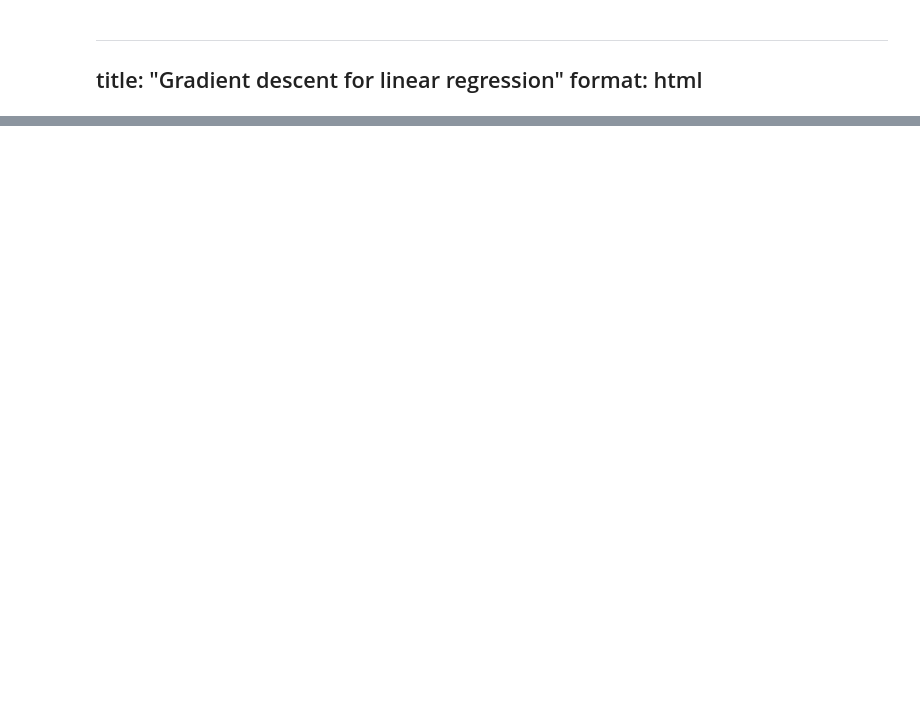
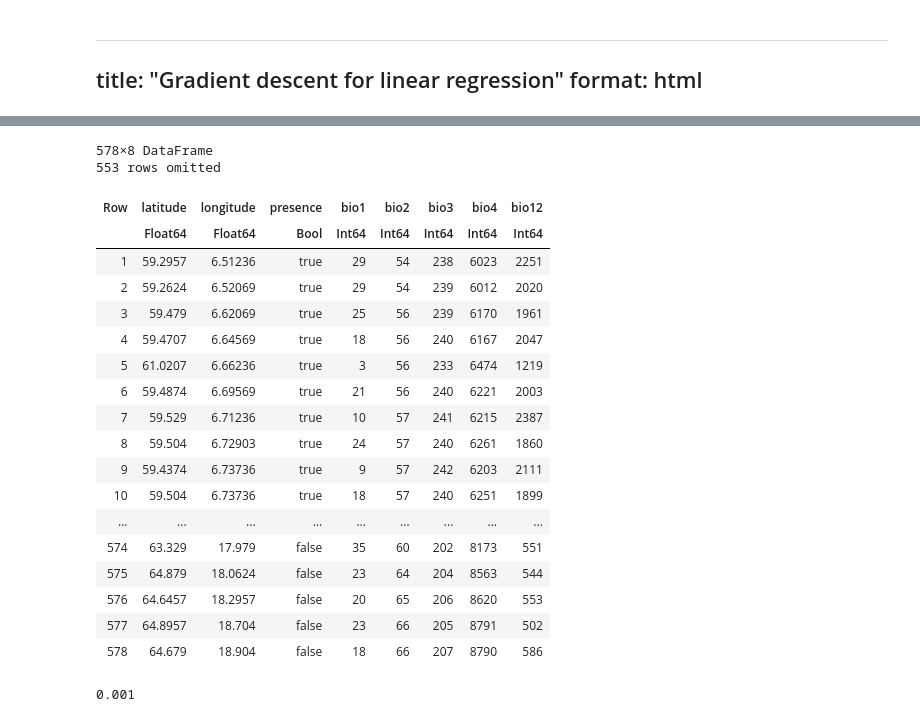
Before and after one commit to tpoisot/MLBS, a Jupyter notebook: notebooks/gradientdescent.ipynb, the cells around one changed output, grey strips where cells are left out. Cells and saved outputs as stored; diff of their text form; code cells hidden in the pictures; blank space fills up the shorter version.

```diff
--- a/notebooks/gradientdescent.ipynb
+++ b/notebooks/gradientdescent.ipynb
@@ -18,0 +38,34 @@ data =
+# %%
+# Split between training and testing
+training_inclusion = rand(size(data, 1)) .< 0.8
+training = rangifer[findall(training_inclusion),:]
+testing = rangifer[findall(.!training_inclusion),:]
+# %% [output]
+578×8 DataFrame
+553 rows omitted
+| Row | latitude | longitude | presence | bio1 | bio2 | bio3 | bio4 | bio12 |
+|  | Float64 | Float64 | Bool | Int64 | Int64 | Int64 | Int64 | Int64 |
+| 1 | 59.2957 | 6.51236 | true | 29 | 54 | 238 | 6023 | 2251 |
+| 2 | 59.2624 | 6.52069 | true | 29 | 54 | 239 | 6012 | 2020 |
+| 3 | 59.479 | 6.62069 | true | 25 | 56 | 239 | 6170 | 1961 |
+| 4 | 59.4707 | 6.64569 | true | 18 | 56 | 240 | 6167 | 2047 |
+| 5 | 61.0207 | 6.66236 | true | 3 | 56 | 233 | 6474 | 1219 |
+| 6 | 59.4874 | 6.69569 | true | 21 | 56 | 240 | 6221 | 2003 |
+| 7 | 59.529 | 6.71236 | true | 10 | 57 | 241 | 6215 | 2387 |
+| 8 | 59.504 | 6.72903 | true | 24 | 57 | 240 | 6261 | 1860 |
+| 9 | 59.4374 | 6.73736 | true | 9 | 57 | 242 | 6203 | 2111 |
+| 10 | 59.504 | 6.73736 | true | 18 | 57 | 240 | 6251 | 1899 |
+| ... | ... | ... | ... | ... | ... | ... | ... | ... |
+| 574 | 63.329 | 17.979 | false | 35 | 60 | 202 | 8173 | 551 |
+| 575 | 64.879 | 18.0624 | false | 23 | 64 | 204 | 8563 | 544 |
+| 576 | 64.6457 | 18.2957 | false | 20 | 65 | 206 | 8620 | 553 |
+| 577 | 64.8957 | 18.704 | false | 23 | 66 | 205 | 8791 | 502 |
+| 578 | 64.679 | 18.904 | false | 18 | 66 | 207 | 8790 | 586 |
+# %%
+# Lin Reg machinery
+using Zygote
+L2(ŷ, x, f, p...) = sum((ŷ .- f(x, p...)) .^ 2.0) / length(x)
+∇L(ŷ, x, f, p...) = gradient((p...) -> L2(ŷ, x, f, p...), p...)
+η = 1e-3
+# %% [output]
+0.001
```
Also changed, not shown: parts of 4 cells of this notebook, 1 other file.
